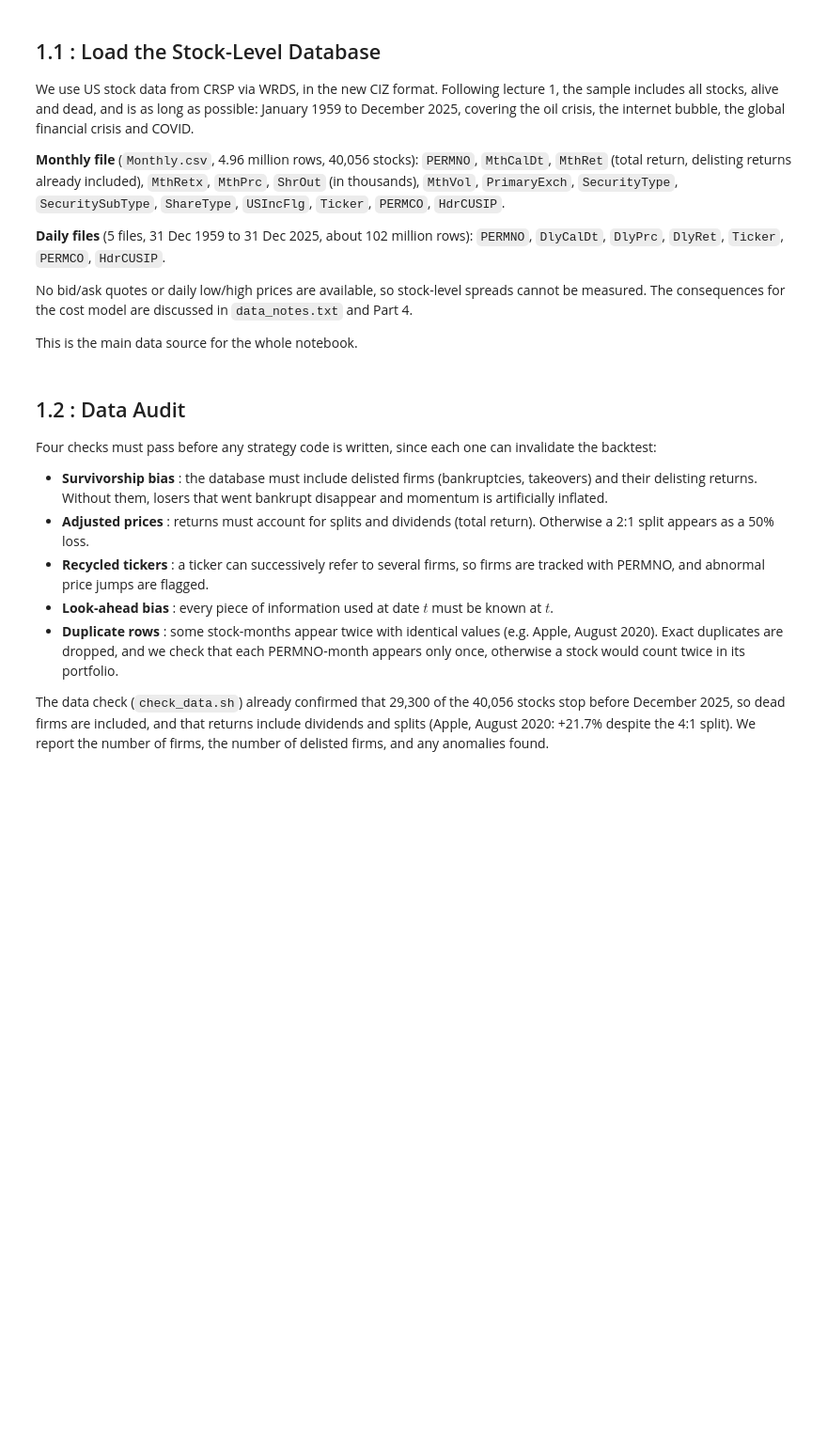
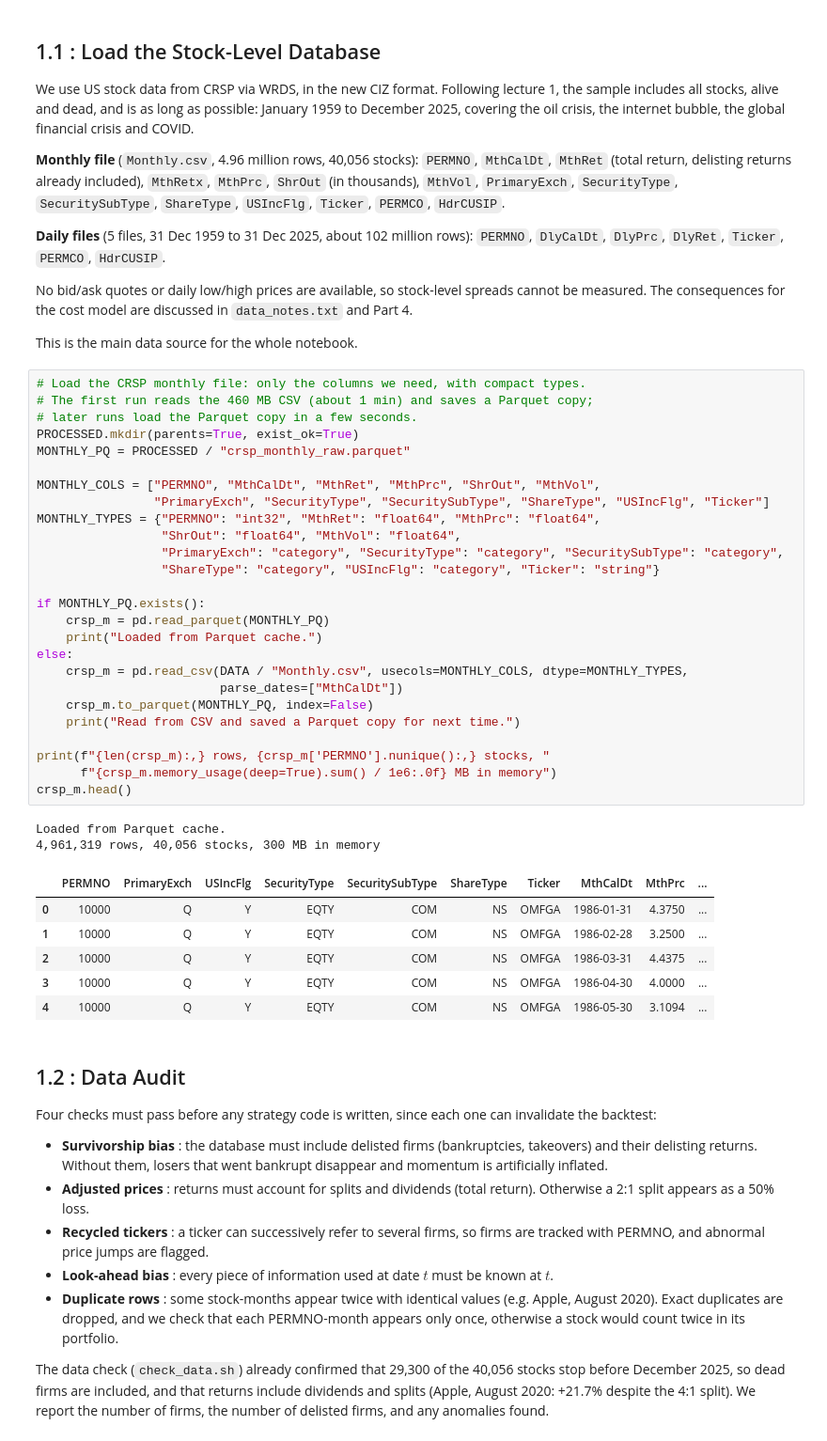
Before and after one commit to olol2/AppliedInvestments, a Jupyter notebook: Momentum_Robust_Notebook.ipynb, the cells around one changed output. Shown at 94% size. Saved outputs shown, nothing was run; the diff lists cells and outputs as text; blank space fills up the shorter version.

```diff
--- a/Momentum_Robust_Notebook.ipynb
+++ b/Momentum_Robust_Notebook.ipynb
@@ -158,6 +157,41 @@ We use US stock data from CRSP via WRDS, in the new CIZ format. Following lectur
 No bid/ask quotes or daily low/high prices are available, so stock-level spreads cannot be measured. The consequences for the cost model are discussed in `data_notes.txt` and Part 4.
 
 This is the main data source for the whole notebook.
+# %%
+# Load the CRSP monthly file: only the columns we need, with compact types.
+# The first run reads the 460 MB CSV (about 1 min) and saves a Parquet copy;
+# later runs load the Parquet copy in a few seconds.
+PROCESSED.mkdir(parents=True, exist_ok=True)
+MONTHLY_PQ = PROCESSED / "crsp_monthly_raw.parquet"
+
+MONTHLY_COLS = ["PERMNO", "MthCalDt", "MthRet", "MthPrc", "ShrOut", "MthVol",
+                "PrimaryExch", "SecurityType", "SecuritySubType", "ShareType", "USIncFlg", "Ticker"]
+MONTHLY_TYPES = {"PERMNO": "int32", "MthRet": "float64", "MthPrc": "float64",
+                 "ShrOut": "float64", "MthVol": "float64",
+                 "PrimaryExch": "category", "SecurityType": "category", "SecuritySubType": "category",
+                 "ShareType": "category", "USIncFlg": "category", "Ticker": "string"}
+
+if MONTHLY_PQ.exists():
+    crsp_m = pd.read_parquet(MONTHLY_PQ)
+    print("Loaded from Parquet cache.")
+else:
+    crsp_m = pd.read_csv(DATA / "Monthly.csv", usecols=MONTHLY_COLS, dtype=MONTHLY_TYPES,
+                         parse_dates=["MthCalDt"])
+    crsp_m.to_parquet(MONTHLY_PQ, index=False)
+    print("Read from CSV and saved a Parquet copy for next time.")
+
+print(f"{len(crsp_m):,} rows, {crsp_m['PERMNO'].nunique():,} stocks, "
+      f"{crsp_m.memory_usage(deep=True).sum() / 1e6:.0f} MB in memory")
+crsp_m.head()
+# %% [output]
+Loaded from Parquet cache.
+4,961,319 rows, 40,056 stocks, 300 MB in memory
+|  | PERMNO | PrimaryExch | USIncFlg | SecurityType | SecuritySubType | ShareType | Ticker | MthCalDt | MthPrc | ... |
+| 0 | 10000 | Q | Y | EQTY | COM | NS | OMFGA | 1986-01-31 | 4.3750 | ... |
+| 1 | 10000 | Q | Y | EQTY | COM | NS | OMFGA | 1986-02-28 | 3.2500 | ... |
+| 2 | 10000 | Q | Y | EQTY | COM | NS | OMFGA | 1986-03-31 | 4.4375 | ... |
+| 3 | 10000 | Q | Y | EQTY | COM | NS | OMFGA | 1986-04-30 | 4.0000 | ... |
+| 4 | 10000 | Q | Y | EQTY | COM | NS | OMFGA | 1986-05-30 | 3.1094 | ... |
 # %% [markdown]
 ## 1.2 : Data Audit
 
```
Also changed, not shown: parts of 15 cells of this notebook.
